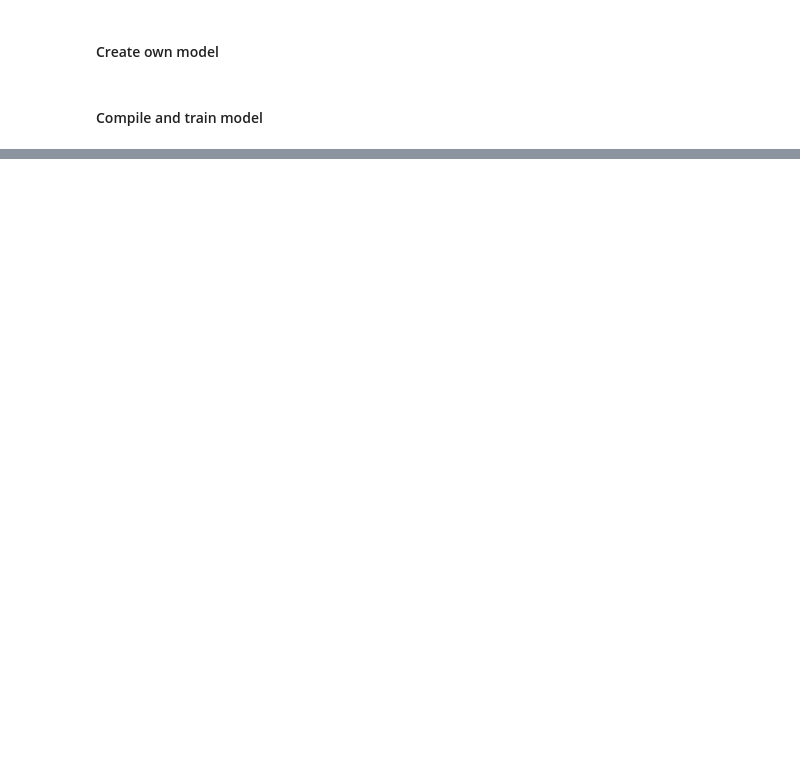
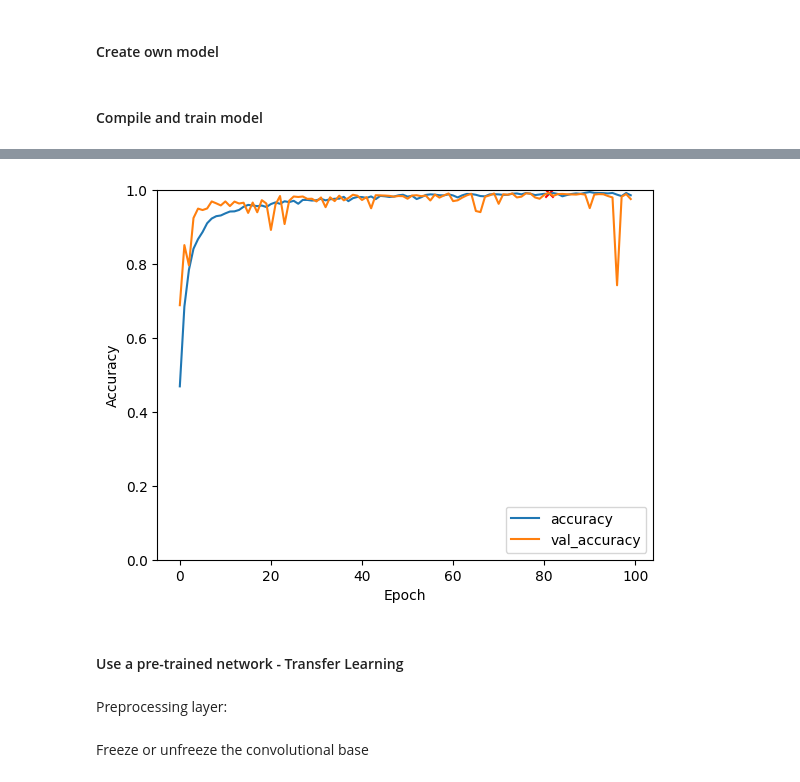
Before and after one commit to dominik-buecher/Computer-Robot_Vision, a Jupyter notebook: Aaron/train_networks.ipynb, the cells around one changed output, grey strips where cells are left out. Saved outputs shown, nothing was run; the diff lists cells and outputs as text; code cells hidden in the pictures; blank space fills up the shorter version.

```diff
--- a/Aaron/train_networks.ipynb
+++ b/Aaron/train_networks.ipynb
@@ -78,2 +376,9 @@ ModuleNotFoundError: No module named 'tensorflow_core.estimator'
+# %%
+AUTOTUNE = tf.data.AUTOTUNE
+
+
+train_dataset = train_dataset.prefetch(buffer_size=AUTOTUNE)
+validation_dataset = validation_dataset.prefetch(buffer_size=AUTOTUNE)
+test_dataset = test_dataset.prefetch(buffer_size=AUTOTUNE)
 # %% [markdown]
 #### Create own model
@@ -102,0 +497,25 @@ history = model.fit(
+# %%
+# create callbacks by calling the previously defined functions
+checkpoint_callback = create_checkpoint('own_model_deeper')
+earlystopping_callback = create_early_stopping(20)
+
+own_model_deeper.compile(
+  optimizer='adam',
+  loss="categorical_crossentropy",
+  metrics=['accuracy'])
+
+  # Record the start time
+start_time = time.time()
+
+history_own_model_deeper = own_model_deeper.fit(
+  train_dataset,
+  validation_data=validation_dataset,
+  epochs=100,
+  callbacks=[
+    checkpoint_callback,
+    earlystopping_callback
+  ]
+)
+
+# Calculate the training time until training ends when validation accuracy doesn't increase anymore
+training_time = time.time() - start_time
@@ -102,0 +540,3 @@ history = model.fit(
+# %%
+evaluate_model(history_own_model_deeper, own_model_deeper, 'own_model_deeper', training_time, test_dataset)
+# %% [output]
@@ -102,0 +545,3 @@ history = model.fit(
+[figure, added]
+# %% [markdown]
+#### Use a pre-trained network - Transfer Learning
@@ -102,0 +554,2 @@ history = model.fit(
+# %% [markdown]
+Preprocessing layer:
@@ -102,0 +558,2 @@ history = model.fit(
+# %% [markdown]
+Freeze or unfreeze the convolutional base
```
Also changed, not shown: parts of 57 cells of this notebook, 14 other files.
